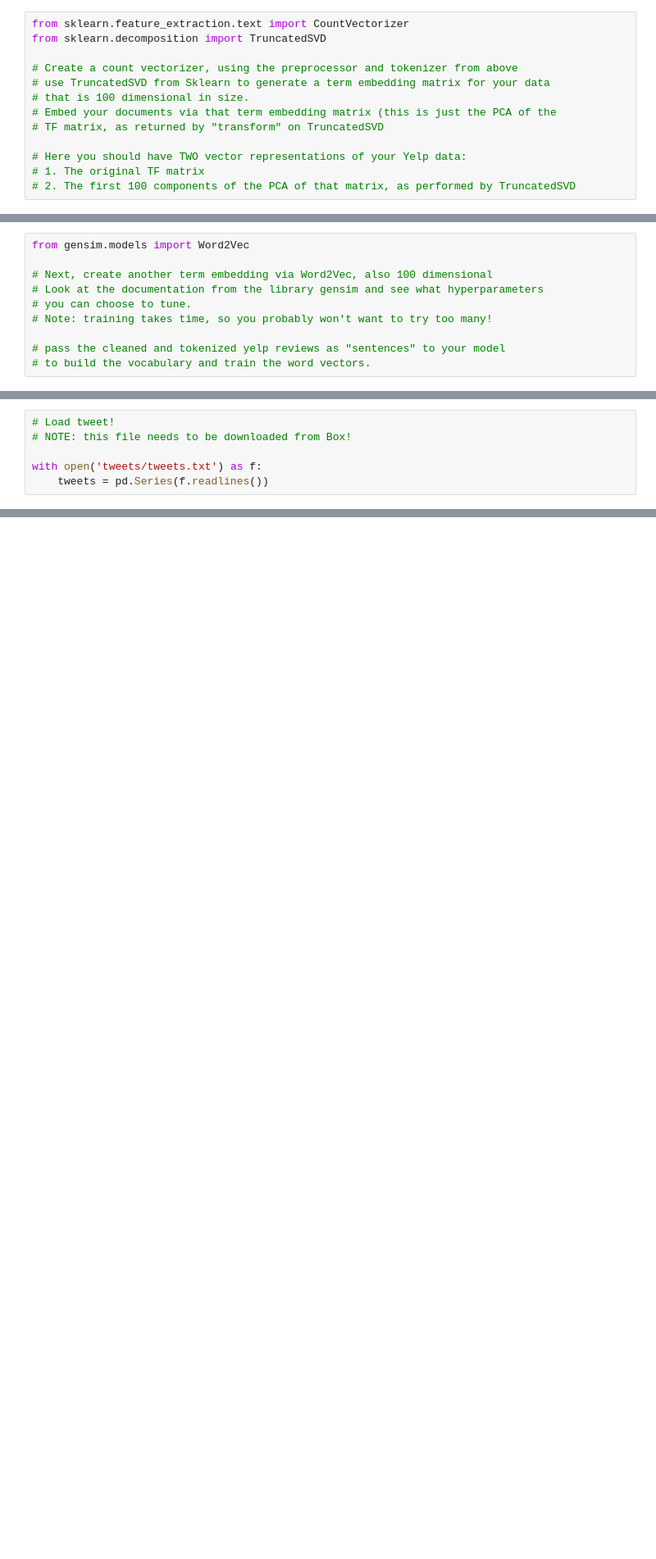
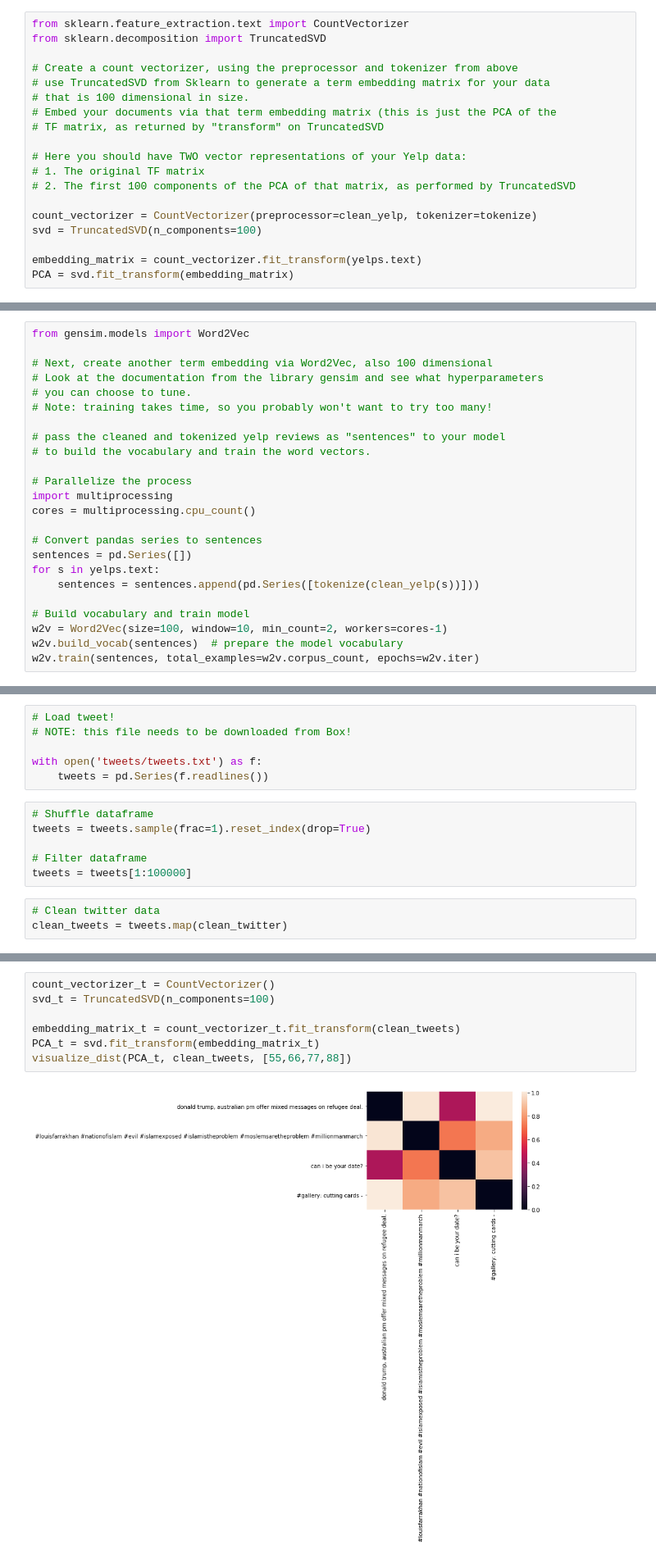
Before and after one commit to nandanrao/text-mining, a Jupyter notebook: exercise-3.ipynb, the cells around one changed output, grey strips where cells are left out. Shown at 82% size. Cells and saved outputs as stored; diff of their text form; blank space fills up the shorter version.

```diff
--- a/exercise-3.ipynb
+++ b/exercise-3.ipynb
@@ -36,3 +51,9 @@ from sklearn.decomposition import TruncatedSVD
 # Here you should have TWO vector representations of your Yelp data:
 # 1. The original TF matrix
 # 2. The first 100 components of the PCA of that matrix, as performed by TruncatedSVD
+
+count_vectorizer = CountVectorizer(preprocessor=clean_yelp, tokenizer=tokenize)
+svd = TruncatedSVD(n_components=100)
+
+embedding_matrix = count_vectorizer.fit_transform(yelps.text)
+PCA = svd.fit_transform(embedding_matrix)
@@ -64,3 +134,17 @@ from gensim.models import Word2Vec
 
 # pass the cleaned and tokenized yelp reviews as "sentences" to your model
 # to build the vocabulary and train the word vectors.
+
+# Parallelize the process
+import multiprocessing
+cores = multiprocessing.cpu_count()
+
+# Convert pandas series to sentences
+sentences = pd.Series([])
+for s in yelps.text:
+    sentences = sentences.append(pd.Series([tokenize(clean_yelp(s))]))
+
+# Build vocabulary and train model
+w2v = Word2Vec(size=100, window=10, min_count=2, workers=cores-1)
+w2v.build_vocab(sentences)  # prepare the model vocabulary
+w2v.train(sentences, total_examples=w2v.corpus_count, epochs=w2v.iter)
@@ -119,3 +230,12 @@ def clean_twitter(s):
 
 with open('tweets/tweets.txt') as f:
     tweets = pd.Series(f.readlines())
+# %%
+# Shuffle dataframe
+tweets = tweets.sample(frac=1).reset_index(drop=True)
+
+# Filter dataframe
+tweets = tweets[1:100000]
+# %%
+# Clean twitter data
+clean_tweets = tweets.map(clean_twitter)
@@ -149,3 +295,12 @@ def visualize_dist(V, tweets, idxs):
     """
     m = squareform(pdist(V[idxs], 'cosine'))
     _ = sns.heatmap(pd.DataFrame(m, columns = tweets[idxs], index= tweets[idxs]))
+# %%
+count_vectorizer_t = CountVectorizer()
+svd_t = TruncatedSVD(n_components=100)
+
+embedding_matrix_t = count_vectorizer_t.fit_transform(clean_tweets)
+PCA_t = svd.fit_transform(embedding_matrix_t)
+visualize_dist(PCA_t, clean_tweets, [55,66,77,88])
+# %% [output]
+[figure, added]
```
Also changed, not shown: parts of 17 cells of this notebook, 2 other files.
